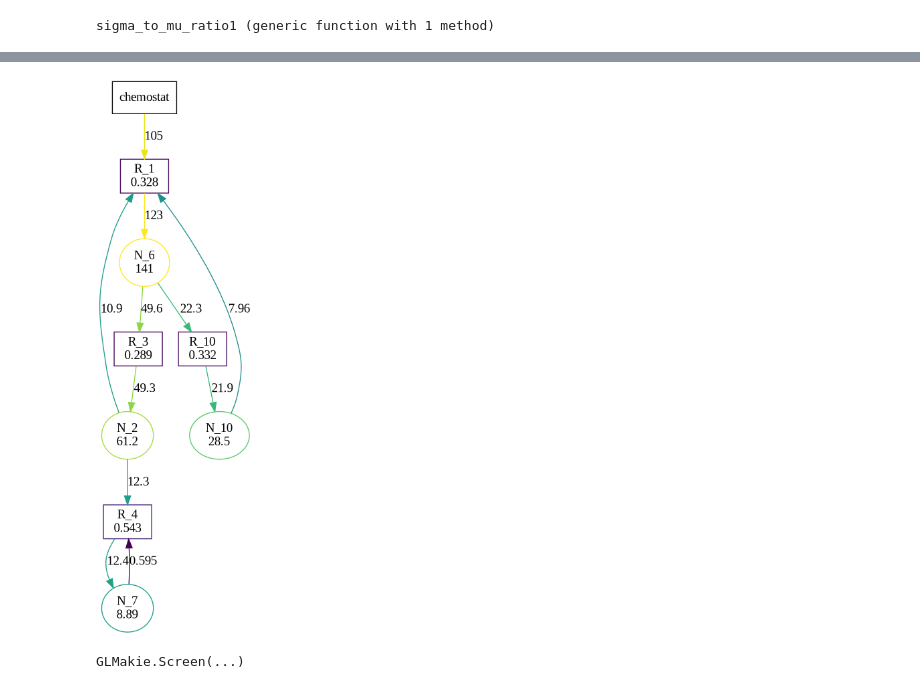
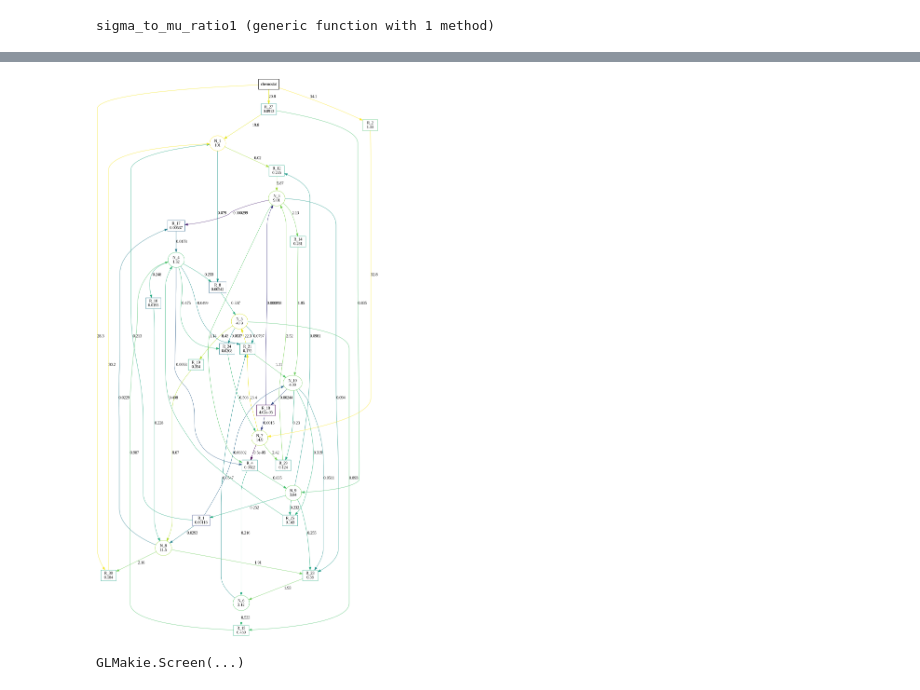
Before and after one commit to kockahonza/SSMC, a Jupyter notebook: notebooks/random_systems.ipynb, the cells around one changed output, grey strips where cells are left out. Drawn from its saved outputs; the diff is of its cells as text; code cells hidden in the pictures.

```diff
--- a/notebooks/random_systems.ipynb
+++ b/notebooks/random_systems.ipynb
@@ -71,10 +75,10 @@ count(params_sss[1][1:Ns] .> 1e-10)
 # %%
-g = diagram_sfss_v3(collect(zip(params, params_sss))[3]...;
+g = diagram_sfss_v3(collect(zip(params, params_sss))[1]...;
     strain_threshold=1e-5,
     # edge_threshold=1e-12
 )
 # %% [output]
-[figure, old version]
+[figure, new version]
 # %%
 display(GLMakie.Screen(), f)
 # %% [output]
```
Also changed, not shown: parts of 6 cells of this notebook, 3 other files.
